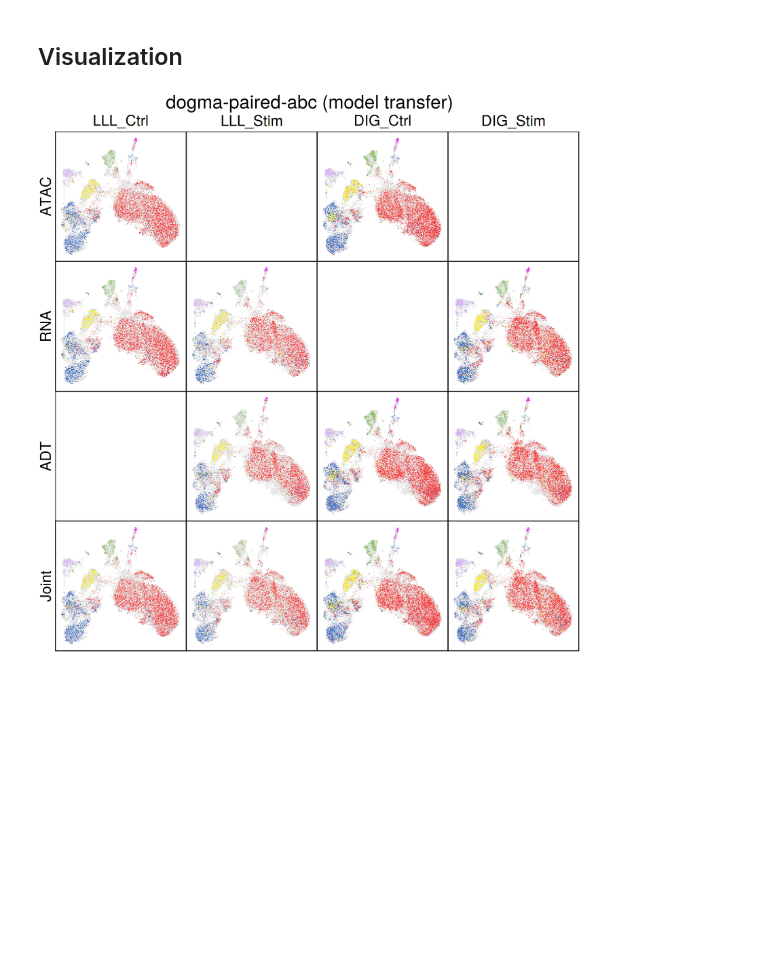
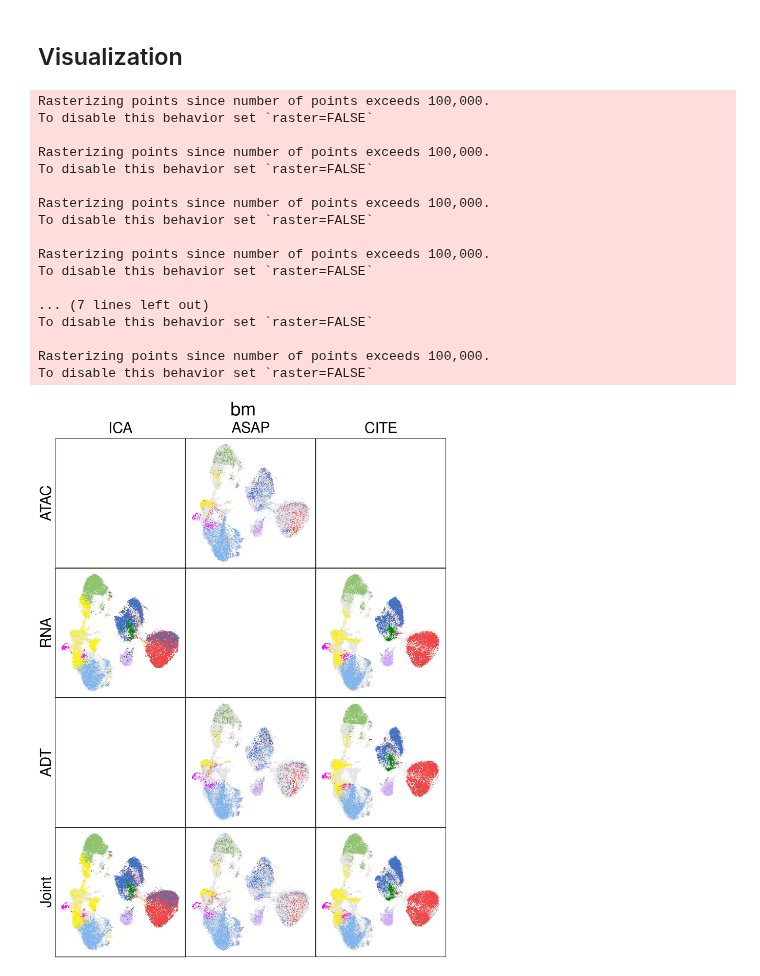
Before and after one commit to labomics/midas, a Jupyter notebook: comparison/vis_z_mosaic_split.ipynb, the cells around one changed output. Saved outputs shown, nothing was run; the diff lists cells and outputs as text; code cells hidden in the pictures; blank space fills up the shorter version.

```diff
--- a/comparison/vis_z_mosaic_split.ipynb
+++ b/comparison/vis_z_mosaic_split.ipynb
@@ -1,11 +1,11 @@
 # %%
-source("/root/workspace/code/sc-transformer/preprocess/utils.R")
-setwd("/root/workspace/code/sc-transformer/")
+source("/root/workspace/code/midas/preprocess/utils.R")
+setwd("/root/workspace/code/midas/")
 library(RColorBrewer)
 library(patchwork)
 
 parser <- ArgumentParser()
-parser$add_argument("--task", type = "character", default = "teadog_full")
+parser$add_argument("--task", type = "character", default = "dogma_full")
 parser$add_argument("--method", type = "character", default = "midas_embed")
 parser$add_argument("--experiment", type = "character", default = "e0")
 parser$add_argument("--model", type = "character", default = "default")
@@ -14,14 +14,19 @@ parser$add_argument("--load_saved", type = "integer", default = 0)
 o <- parser$parse_known_args()[[1]]
 
 data_name <- strsplit(o$task, split = "_")[[1]][1]
-config <- parseTOML("configs/data.toml")[[gsub("_transfer$|_ref_.*$", "", o$task)]]
+config <- parseTOML("configs/data.toml")[[gsub("_vd.*|_vt.*|_transfer$|_ref_.*$", "", o$task)]]
 subset_names <- basename(config$raw_data_dirs)
 subset_ids <- sapply(seq_along(subset_names) - 1, toString)
 input_dirs <- pj("result", o$task, o$experiment, o$model, "predict", o$init_model, paste0("subset_", subset_ids))
 pp_dir <- pj("data", "processed", o$task)
-output_dir <- pj("result", "comparison", o$task, o$method, o$experiment, o$init_model)
+output_dir <- pj("result", "comparison", o$task, o$method, o$experiment, o$model, o$init_model)
 mkdir(output_dir, remove_old = F)
-label_paths <- pj(config$raw_data_dirs, "label_seurat", "l1.csv")
+if (grepl("_vt", o$task)) {
+    fn <- paste0("l1_", tail(strsplit(o$task, split = "_")[[1]], 1), ".csv")
+    label_paths <- pj(config$raw_data_dirs, "label_seurat", fn)
+} else {
+    label_paths <- pj(config$raw_data_dirs, "label_seurat", "l1.csv")
+}
 
 K <- parseTOML("configs/model.toml")[["default"]]$dim_c
 l <- 7.5  # figure size
@@ -304,14 +309,17 @@ for (m in names(objs)) {
             p <- ggplot()# + theme_void()
         }
 
-        if (m == "atac") {
-            s_ <- gsub("w", "W", gsub("lll", "LLL", gsub("dig", "DIG", gsub("ctrl", "Ctrl", gsub("stim", "Stim", s)))))
+        if (m == names(objs)[1]) {
+            s_ <- gsub("ica", "ICA", gsub("^BM$", "ASAP", gsub("^bm$", "CITE",
+                  gsub("^w", "W", gsub("lll", "LLL", gsub("dig", "DIG", gsub("ctrl", "Ctrl", gsub("stim", "Stim", s))))))))
             p <- p + ggtitle(s_) + theme(plot.title = element_text(face = "plain", hjust = 0.5, size = 40))
         } else {
             p <- p + theme(plot.title = element_blank())
         }
 
-        if (data_name == "dogma" & s == "lll_ctrl" | data_name == "teadog" & s == "w1") {
+        if (data_name == "dogma" & s == "lll_ctrl" |
+            data_name == "teadog" & s == "w1" |
+            data_name == "bm" & s == "ica") {
             p <- p + theme(axis.title.y = element_text(size = 40),
                            axis.title.x = element_blank(),
                            axis.text.x = element_blank(),
@@ -327,35 +335,52 @@ for (m in names(objs)) {
             axis.ticks.length = unit(0, "pt"), plot.margin = margin(0, 0, 0, 0)) +
             labs(colour = "Cell type")
 
         if (!is_label) {
             p <- p + NoLegend()
         }
 
         if (is.null(plt)) {
             plt <- p
         } else {
             plt <- plt + p
         }
     }
 }
 # plt <- plt + plot_layout(nrow = length(objs), guides = "collect") +
 #        plot_annotation(title = rename_task(o$task),
 #                        theme = theme(plot.title = element_text(size = 50, hjust = 0.5))
 #                       ) & theme(legend.position = "right")
 plt <- plt + plot_layout(nrow = length(objs)) +
        plot_annotation(title = rename_task(o$task),
                        theme = theme(plot.title = element_text(size = 50, hjust = 0.5))
                       )
 
 w <- 5 * S + 0.5
 h <- 5 * length(objs) + 0.5 + 0.625
 plt_size(w, h)
 plt
-save_path <- pj(output_dir, paste(o$task, o$method, o$experiment, o$init_model, "c_all", sep = "_"))
+save_path <- pj(output_dir, paste(o$task, o$method, o$experiment, o$model, o$init_model, "c_all", sep = "_"))
 ggsave(plot = plt, file = paste0(save_path, ".png"), width = w, height = h, limitsize = F)
 ggsave(plot = plt, file = paste0(save_path, ".pdf"), width = w, height = h, limitsize = F)
 # %% [output]
+Rasterizing points since number of points exceeds 100,000.
+To disable this behavior set `raster=FALSE`
+
+Rasterizing points since number of points exceeds 100,000.
+To disable this behavior set `raster=FALSE`
+
+Rasterizing points since number of points exceeds 100,000.
+To disable this behavior set `raster=FALSE`
+
+Rasterizing points since number of points exceeds 100,000.
+To disable this behavior set `raster=FALSE`
+
+... (7 lines left out)
+To disable this behavior set `raster=FALSE`
+
+Rasterizing points since number of points exceeds 100,000.
+To disable this behavior set `raster=FALSE`
-[figure, old version]
+[figure, new version]
 # %%
 pal <- col_4
 cols <- c("#E5E5E5", pal)
```
Also changed, not shown: parts of 4 cells of this notebook, 43 other files.
